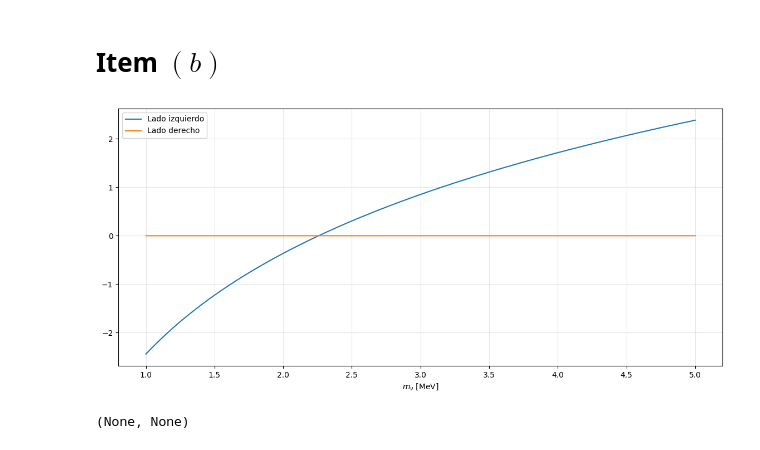
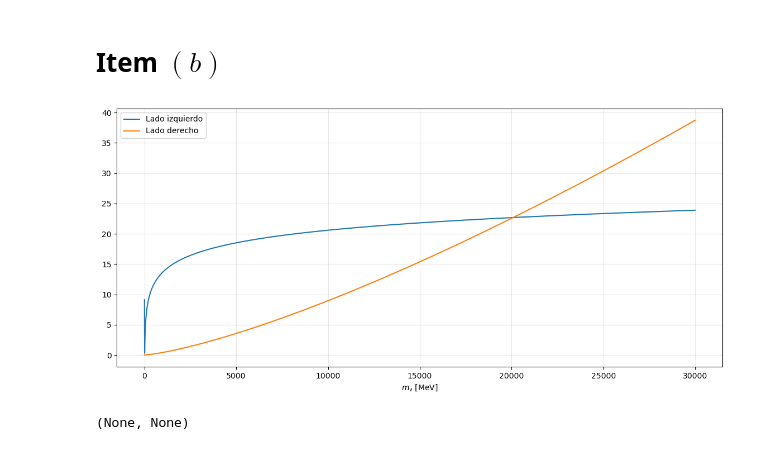
Before and after one commit to TomasMastantuono/Cosmologia, a Jupyter notebook: Numericos/Guia 6/P4-6.ipynb, the cells around one changed output. Saved outputs shown, nothing was run; the diff lists cells and outputs as text; code cells hidden in the pictures.

```diff
--- a/Numericos/Guia 6/P4-6.ipynb
+++ b/Numericos/Guia 6/P4-6.ipynb
@@ -17,20 +17,20 @@ OR = 8.24E-5
 # %% [markdown]
 # Item $(b)$
 # %%
-f1 = lambda m_nu: np.log( (T0**2 * GF**2 * m_nu**3) / (H0 * np.sqrt(OR) * 2 * np.pi) )
+f1 = lambda m_nu: np.abs(np.log( (T0**2 * GF**2 * m_nu**3) / (H0 * np.sqrt(OR) * 2 * np.pi * (2*np.pi)**(5/2)) ))
 f2 = lambda m_nu: ( (3*H0*GF**2 * m_nu**2) / (16*np.pi**2 * G *np.sqrt(OR) * T0) )**(2/3)
 
-mns = np.linspace(1, 5, 10_000) #MeV
+mns = np.linspace(.5, 30E3, 10_000) #MeV
 
 fig, ax = plt.subplots(figsize = (14, 6))
 
 ax.plot(mns, f1(mns), label = 'Lado izquierdo')
 ax.plot(mns, f2(mns), label = 'Lado derecho')
 
 ax.set(xlabel = r'$m_\nu$ [MeV]'), ax.legend()
 ax.grid(alpha = .3)
 
 fig.savefig('Acotamiento_masa_nu.png', bbox_inches = 'tight'), plt.show()
 # %% [output]
-[figure, old version]
+[figure, new version]
 (None, None)
```
Also changed, not shown: 10 other files.
